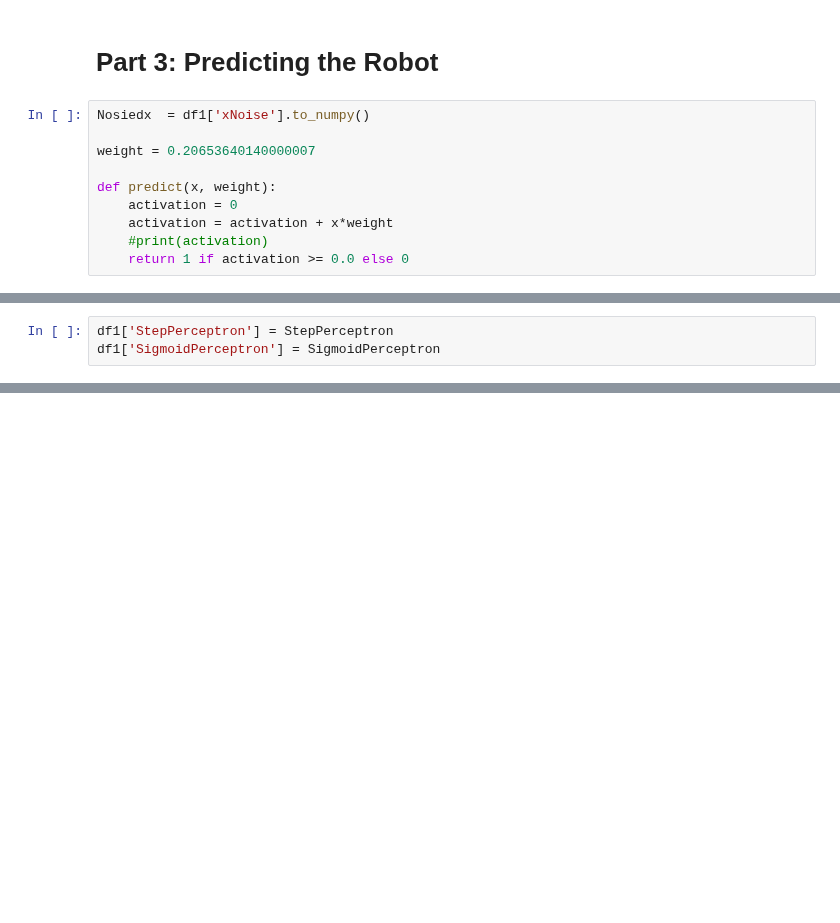
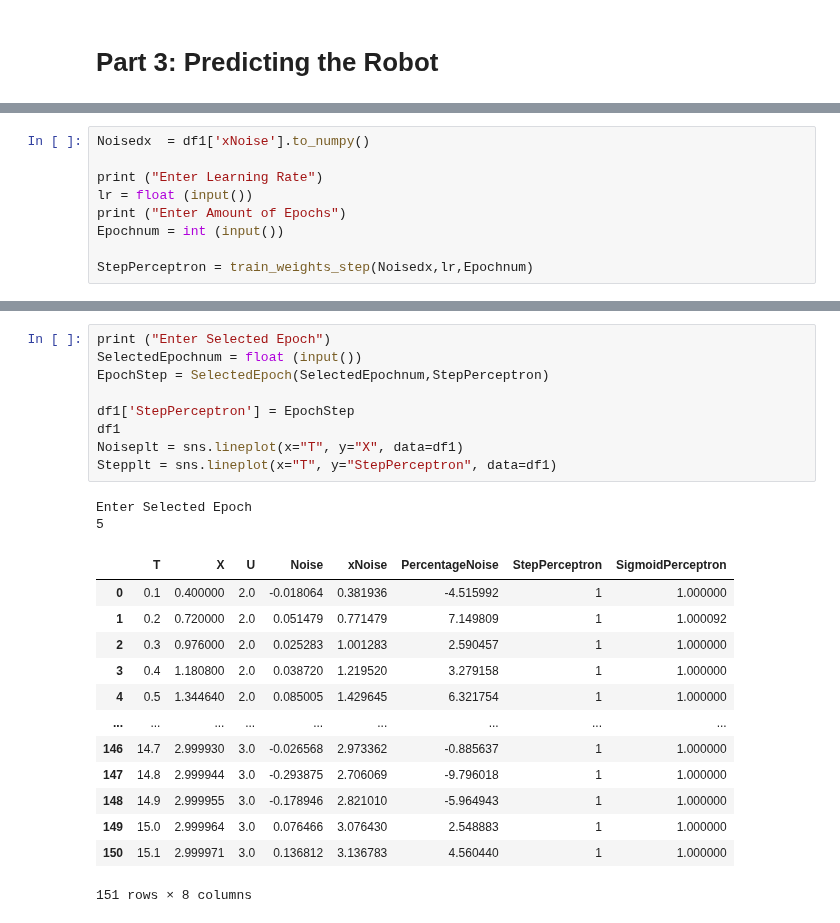
Before and after one commit to JamesDun2866/Computational-Science, a Jupyter notebook: Computational Science.ipynb, the cells around one changed output, grey strips where cells are left out. Saved outputs shown, nothing was run; the diff lists cells and outputs as text; blank space fills up the shorter version.

```diff
--- a/Computational Science.ipynb
+++ b/Computational Science.ipynb
@@ -363,12 +363,2 @@ Noiseplt = sns.lineplot(x="T", y="xNoise", data=df1)
 # %% [markdown]
 # Part 3: Predicting the Robot
-# %%
-Nosiedx  = df1['xNoise'].to_numpy()
-
-weight = 0.20653640140000007
-
-def predict(x, weight):
-    activation = 0
-    activation = activation + x*weight
-    #print(activation)
-    return 1 if activation >= 0.0 else 0
@@ -419,3 +424,9 @@ StepPerceptron = train_weights_step(Nosiedx,0.00000506,1)
-# %%
-df1['StepPerceptron'] = StepPerceptron
-df1['SigmoidPerceptron'] = SigmoidPerceptron
+# %%
+Noisedx  = df1['xNoise'].to_numpy()
+
+print ("Enter Learning Rate")
+lr = float (input())
+print ("Enter Amount of Epochs")
+Epochnum = int (input())
+
+StepPerceptron = train_weights_step(Noisedx,lr,Epochnum)
@@ -421,0 +451,25 @@ df1['SigmoidPerceptron'] = SigmoidPerceptron
+# %%
+print ("Enter Selected Epoch")
+SelectedEpochnum = float (input())
+EpochStep = SelectedEpoch(SelectedEpochnum,StepPerceptron)
+
+df1['StepPerceptron'] = EpochStep
+df1
+Noiseplt = sns.lineplot(x="T", y="X", data=df1)
+Stepplt = sns.lineplot(x="T", y="StepPerceptron", data=df1)
+# %% [output]
+Enter Selected Epoch
+5
+|  | T | X | U | Noise | xNoise | PercentageNoise | StepPerceptron | SigmoidPerceptron |
+| 0 | 0.1 | 0.400000 | 2.0 | -0.018064 | 0.381936 | -4.515992 | 1 | 1.000000 |
+| 1 | 0.2 | 0.720000 | 2.0 | 0.051479 | 0.771479 | 7.149809 | 1 | 1.000092 |
+| 2 | 0.3 | 0.976000 | 2.0 | 0.025283 | 1.001283 | 2.590457 | 1 | 1.000000 |
+| 3 | 0.4 | 1.180800 | 2.0 | 0.038720 | 1.219520 | 3.279158 | 1 | 1.000000 |
+| 4 | 0.5 | 1.344640 | 2.0 | 0.085005 | 1.429645 | 6.321754 | 1 | 1.000000 |
+| ... | ... | ... | ... | ... | ... | ... | ... | ... |
+| 146 | 14.7 | 2.999930 | 3.0 | -0.026568 | 2.973362 | -0.885637 | 1 | 1.000000 |
+| 147 | 14.8 | 2.999944 | 3.0 | -0.293875 | 2.706069 | -9.796018 | 1 | 1.000000 |
+| 148 | 14.9 | 2.999955 | 3.0 | -0.178946 | 2.821010 | -5.964943 | 1 | 1.000000 |
+| 149 | 15.0 | 2.999964 | 3.0 | 0.076466 | 3.076430 | 2.548883 | 1 | 1.000000 |
+| 150 | 15.1 | 2.999971 | 3.0 | 0.136812 | 3.136783 | 4.560440 | 1 | 1.000000 |
+151 rows × 8 columns
```
Also changed, not shown: parts of 18 cells of this notebook.
